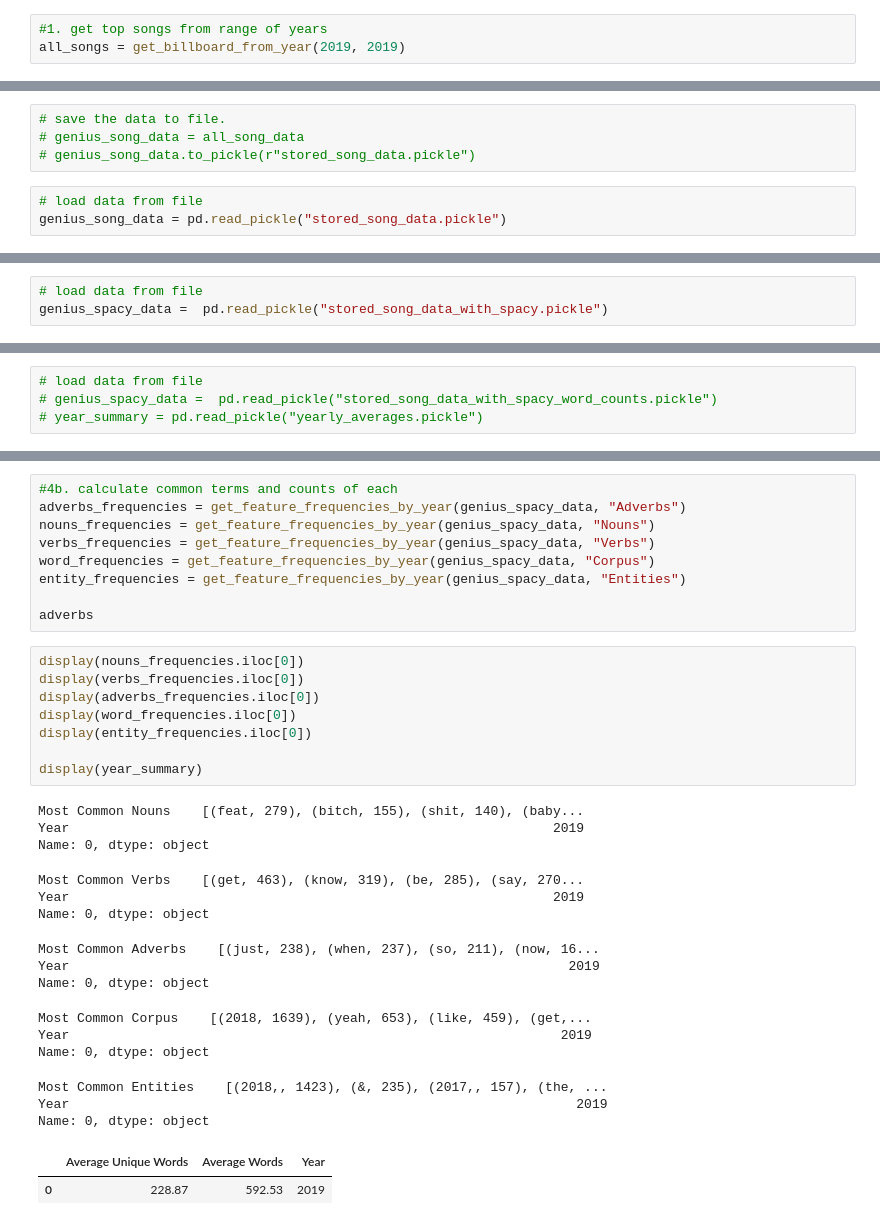
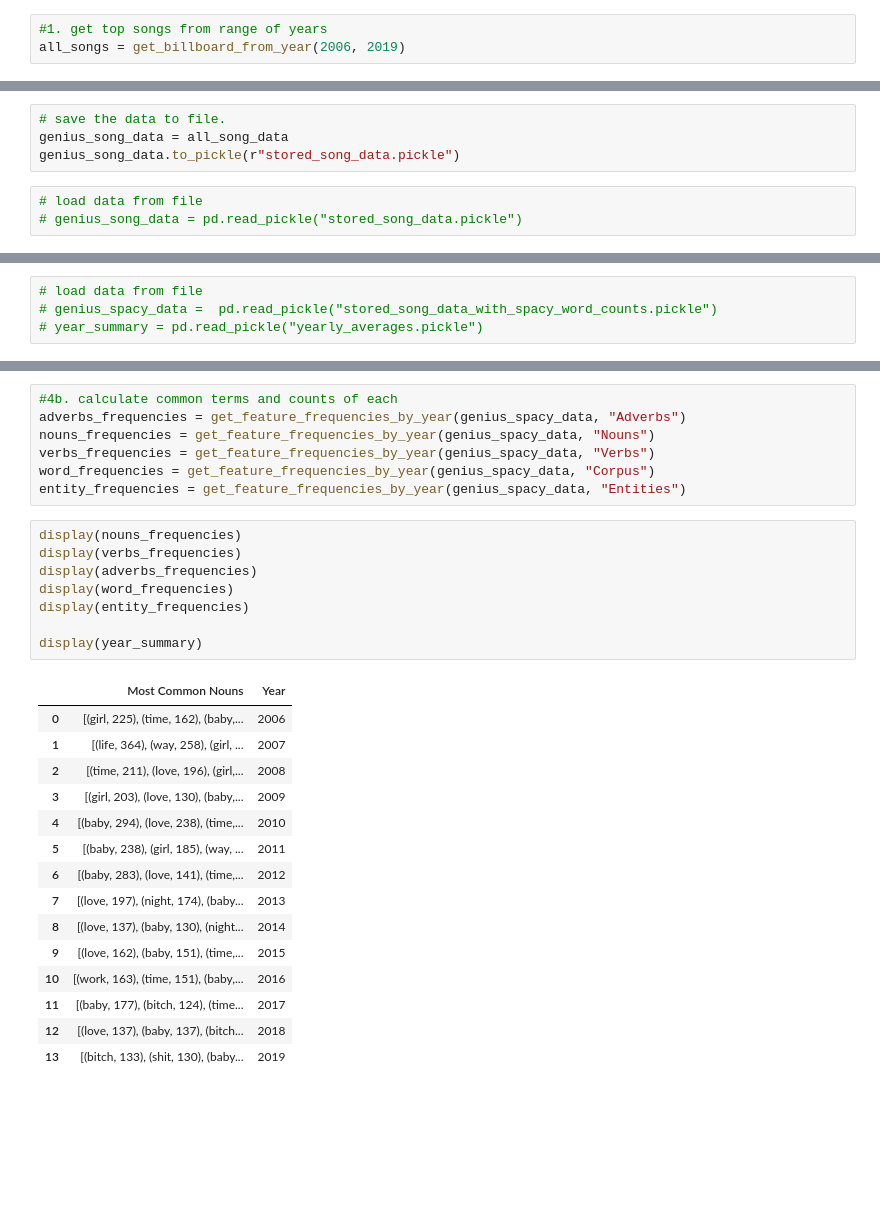
Before and after one commit to bhavishy6/thrutheyears, a Jupyter notebook: thrutheyears.ipynb, the cells around one changed output, grey strips where cells are left out. Cells and saved outputs as stored; diff of their text form; blank space fills up the shorter version.

Commit message:
Ran the notebook on all years available on Billboard.

```diff
--- a/thrutheyears.ipynb
+++ b/thrutheyears.ipynb
@@ -224,5 +223,5 @@ def get_average_term_frequencies(dataset):
     return averages
 # %%
 #1. get top songs from range of years
-all_songs = get_billboard_from_year(2019, 2019)
+all_songs = get_billboard_from_year(2006, 2019)
 # %% [output]
@@ -314,10 +326,10 @@ Elapsed Time: 0:05:36.758795
 # %%
 # save the data to file.
-# genius_song_data = all_song_data
-# genius_song_data.to_pickle(r"stored_song_data.pickle")
+genius_song_data = all_song_data
+genius_song_data.to_pickle(r"stored_song_data.pickle")
 # %%
 # load data from file
-genius_song_data = pd.read_pickle("stored_song_data.pickle")
+# genius_song_data = pd.read_pickle("stored_song_data.pickle")
 # %%
 #3. clean the lyric data
 importlib.reload(contractions)
@@ -353,6 +362,3 @@ SpaCy now processing Robbery by Juice WRLD
-# %%
-# load data from file
-genius_spacy_data =  pd.read_pickle("stored_song_data_with_spacy.pickle")
 # %%
 #4a. calculate count of unique words in year, average words per songs
 word_counts = []
@@ -388,31 +394,27 @@ nouns_frequencies = get_feature_frequencies_by_year(genius_spacy_data, "Nouns")
 verbs_frequencies = get_feature_frequencies_by_year(genius_spacy_data, "Verbs")
 word_frequencies = get_feature_frequencies_by_year(genius_spacy_data, "Corpus")
 entity_frequencies = get_feature_frequencies_by_year(genius_spacy_data, "Entities")
-
-adverbs
 # %%
-display(nouns_frequencies.iloc[0])
-display(verbs_frequencies.iloc[0])
-display(adverbs_frequencies.iloc[0])
-display(word_frequencies.iloc[0])
-display(entity_frequencies.iloc[0])
+display(nouns_frequencies)
+display(verbs_frequencies)
+display(adverbs_frequencies)
+display(word_frequencies)
+display(entity_frequencies)
 
 display(year_summary)
 # %% [output]
-Most Common Nouns    [(feat, 279), (bitch, 155), (shit, 140), (baby...
-Year                                                              2019
-Name: 0, dtype: object
-Most Common Verbs    [(get, 463), (know, 319), (be, 285), (say, 270...
-Year                                                              2019
-Name: 0, dtype: object
-Most Common Adverbs    [(just, 238), (when, 237), (so, 211), (now, 16...
-Year                                                                2019
-Name: 0, dtype: object
-Most Common Corpus    [(2018, 1639), (yeah, 653), (like, 459), (get,...
-Year                                                               2019
-Name: 0, dtype: object
-Most Common Entities    [(2018,, 1423), (&, 235), (2017,, 157), (the, ...
-Year                                                                 2019
-Name: 0, dtype: object
-|  | Average Unique Words | Average Words | Year |
-| 0 | 228.87 | 592.53 | 2019 |
+|  | Most Common Nouns | Year |
+| 0 | [(girl, 225), (time, 162), (baby,... | 2006 |
+| 1 | [(life, 364), (way, 258), (girl, ... | 2007 |
+| 2 | [(time, 211), (love, 196), (girl,... | 2008 |
+| 3 | [(girl, 203), (love, 130), (baby,... | 2009 |
+| 4 | [(baby, 294), (love, 238), (time,... | 2010 |
+| 5 | [(baby, 238), (girl, 185), (way, ... | 2011 |
+| 6 | [(baby, 283), (love, 141), (time,... | 2012 |
+| 7 | [(love, 197), (night, 174), (baby... | 2013 |
+| 8 | [(love, 137), (baby, 130), (night... | 2014 |
+| 9 | [(love, 162), (baby, 151), (time,... | 2015 |
+| 10 | [(work, 163), (time, 151), (baby,... | 2016 |
+| 11 | [(baby, 177), (bitch, 124), (time... | 2017 |
+| 12 | [(love, 137), (baby, 137), (bitch... | 2018 |
+| 13 | [(bitch, 133), (shit, 130), (baby... | 2019 |
```
Also changed, not shown: parts of 12 cells of this notebook.
